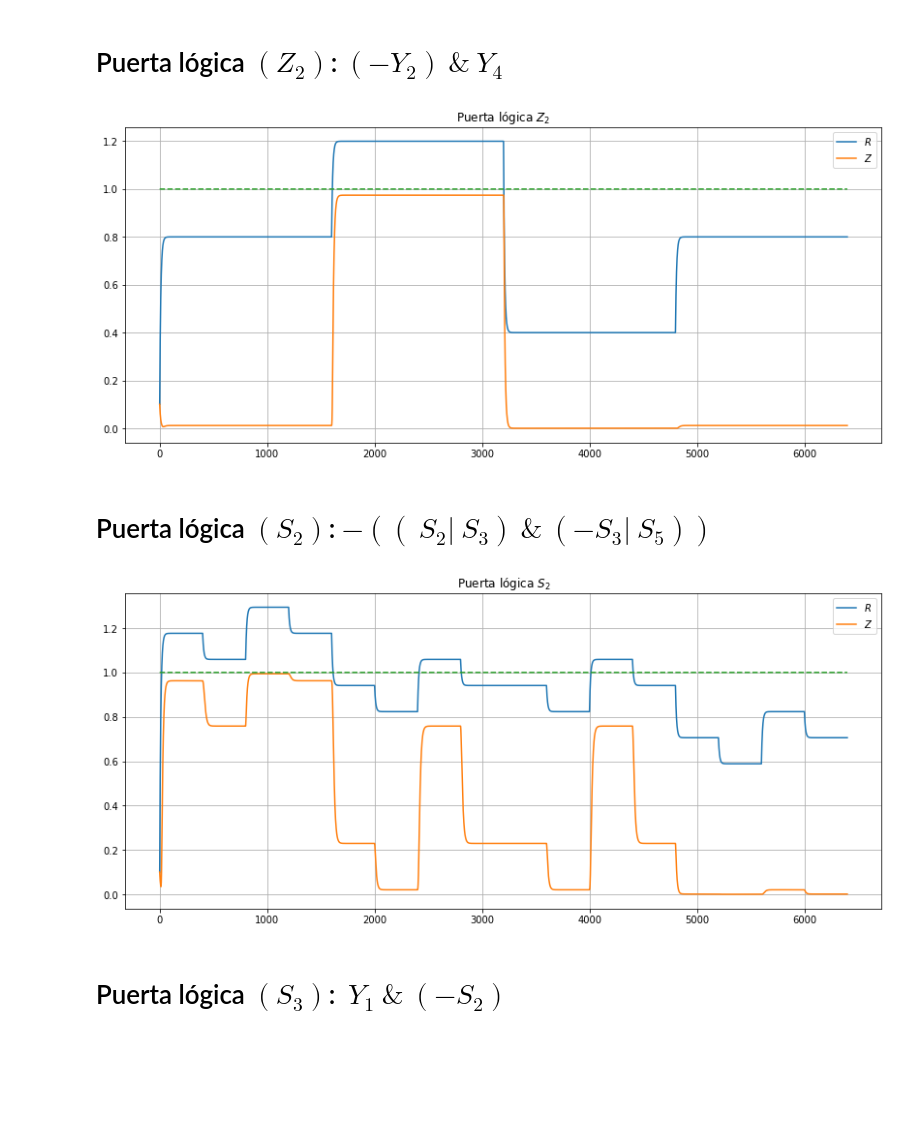
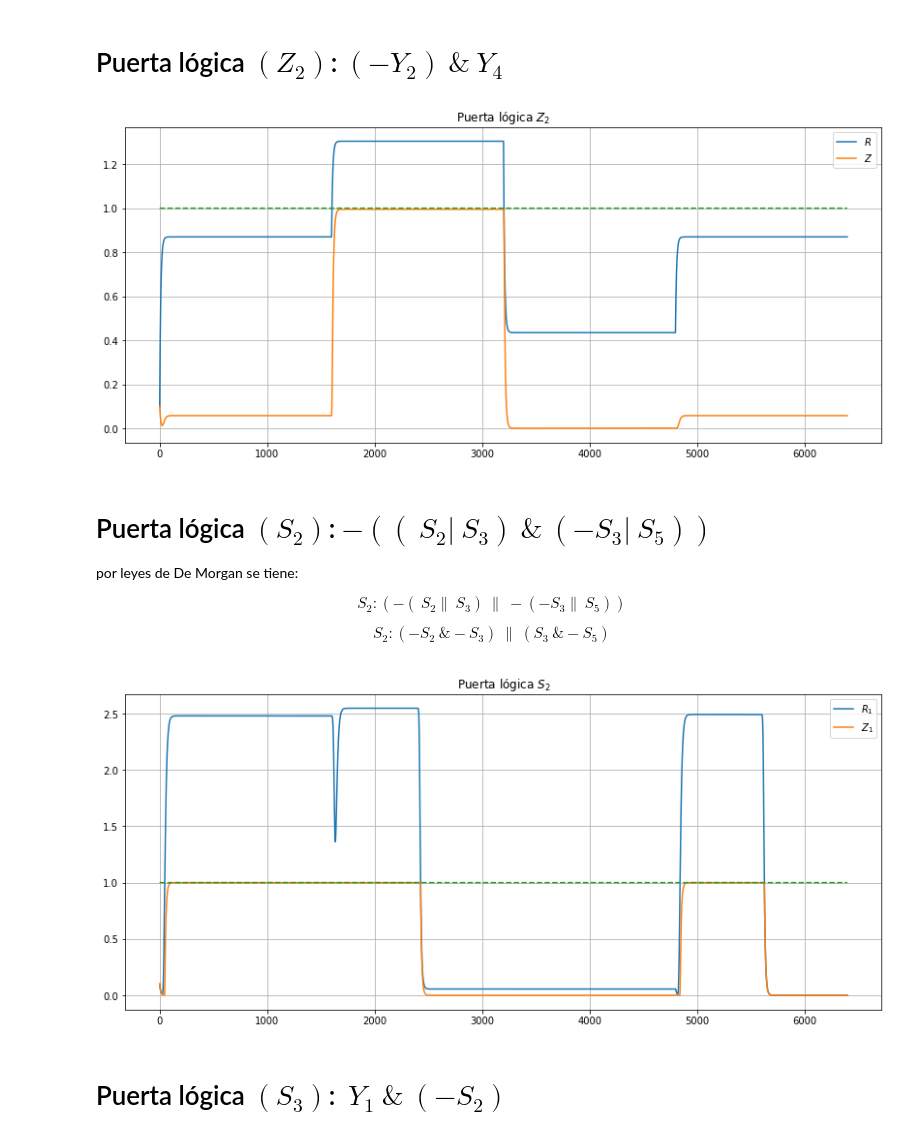
Before and after one commit to joshbrx/biomath_model, a Jupyter notebook: puertas_logicas.ipynb, the cells around one changed output. Saved outputs shown, nothing was run; the diff lists cells and outputs as text; code cells hidden in the pictures; blank space fills up the shorter version.

```diff
--- a/puertas_logicas.ipynb
+++ b/puertas_logicas.ipynb
@@ -102,7 +103,7 @@ def dS_y3(S, i):
     dZ = supr(1, -20, R) - Z
     return np.array([dR, dZ])
 # %%
-n, e = -2, 1/2.25
+n, e = -2, 1/2.15
 labels = ["$R$", "$Z$"]
 
 Pip = RK_solver(S0, dS_y3, t)
@@ -122,7 +123,8 @@ def dS_y4(S, i):
     dZ = supr(1, -20, R) - Z
     return np.array([dR, dZ])
 # %%
-n, e = -2, 1/0.25
+# n, e = -2, 1/0.25
+n, e = -2, 2.5
 labels = ["$R$", "$Z$"]
 
 Pip = RK_solver(S0, dS_y4, t)
@@ -142,7 +144,8 @@ def dS_z2(S, i):
     dZ = supr(1, -20, R) - Z
     return np.array([dR, dZ])
 # %%
-n, e = -2, 1/1.25
+# n, e = -2, 1/1.25
+n, e = -2, 1/1.15
 labels = ["$R$", "$Z$"]
 
 Pip = RK_solver(S0, dS_z2, t)
@@ -152,26 +155,37 @@ for i in range(len(Pip[0])):
 plt.plot(X1*0 + 1, "--")
 plt.title("Puerta lógica $Z_2$"); plt.legend(); plt.grid(); plt.show()
 # %% [output]
-[figure, old version]
+[figure, new version]
 # %% [markdown]
 # Puerta lógica $(S_2)$: $-((\ S_2 |\ S_3)\ \&\ (-S_3|\ S_5))$
+
+por leyes de De Morgan se tiene:
+
+$$S_2: (-(\ S_2 \|\ S_3)\ \|\ -(-S_3\|\ S_5))$$
+
+$$S_2: (-S_2\ \&-S_3)\ \|\ (S_3\ \&-S_5)$$
 # %%
 def dS_s2(S, i):
-    R, Z = S
-    dR = e*(supr(2, -n, X1[i]) + supr(2, -n, X2[i]) + supr(1, n, X3[i]) + supr(1, -n, X4[i])) - R
-    dZ = supr(1, -20, R) - Z
-    return np.array([dR, dZ])
+    R1, Z1, R2, Z2, R, Z = S
+    dR1 = e1*(supr(1, -n, X1[i]) + supr(1, -n, X2[i])) - R1
+    dZ1 = supr(1, -20, R1) - Z1
+    dR2 = e2*(supr(1, +n, X2[i]) + supr(1, -n, X3[i])) - R2
+    dZ2 = supr(1, -20, R2) - Z2
+    dR  = e3*(supr(1, -20, Z1) + supr(1, -20, Z2)) - R
+    dZ  = supr(1, -20, R) - Z
+    return np.array([dR1, dZ1, dR2, dZ2, dR, dZ])
 # %%
-n, e = -2, 1/4.25
-labels = ["$R$", "$Z$"]
+n, e1, e2, e3 = -2, 1/1.40, 1/1, 1/0.2
+labels = ["$R_1$", "$Z_1$", "$R_2$", "$Z_2$", "$R$", "$Z$"]
+S0m = np.ones(6)*0.1
 
-Pip = RK_solver(S0, dS_s2, t)
+Pip = RK_solver(S0m, dS_s2, t)
 plt.figure(figsize=(14,6))
-for i in range(len(Pip[0])):
-    plt.plot(Pip[:,i], label=labels[i])
+for i in range(2):
+    plt.plot(Pip[:,i+4], label=labels[i])
 plt.plot(X1*0 + 1, "--"); plt.title("Puerta lógica $S_2$"); plt.legend(); plt.grid(); plt.show()
 # %% [output]
-[figure, old version]
+[figure, new version]
 # %% [markdown]
 # Puerta lógica $(S_3)$: $\ Y_1\ \&\ (-S_2)$
 # %%
```
Also changed, not shown: parts of 8 cells of this notebook.
